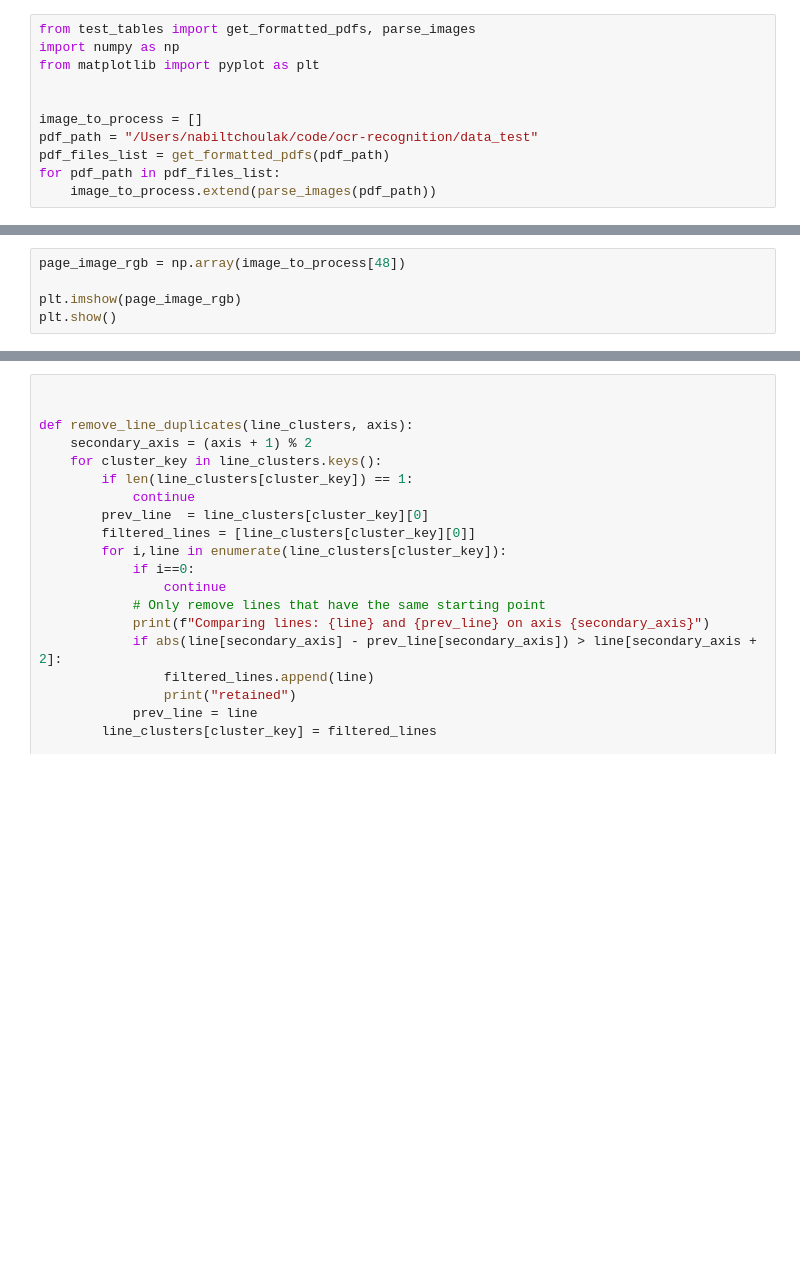
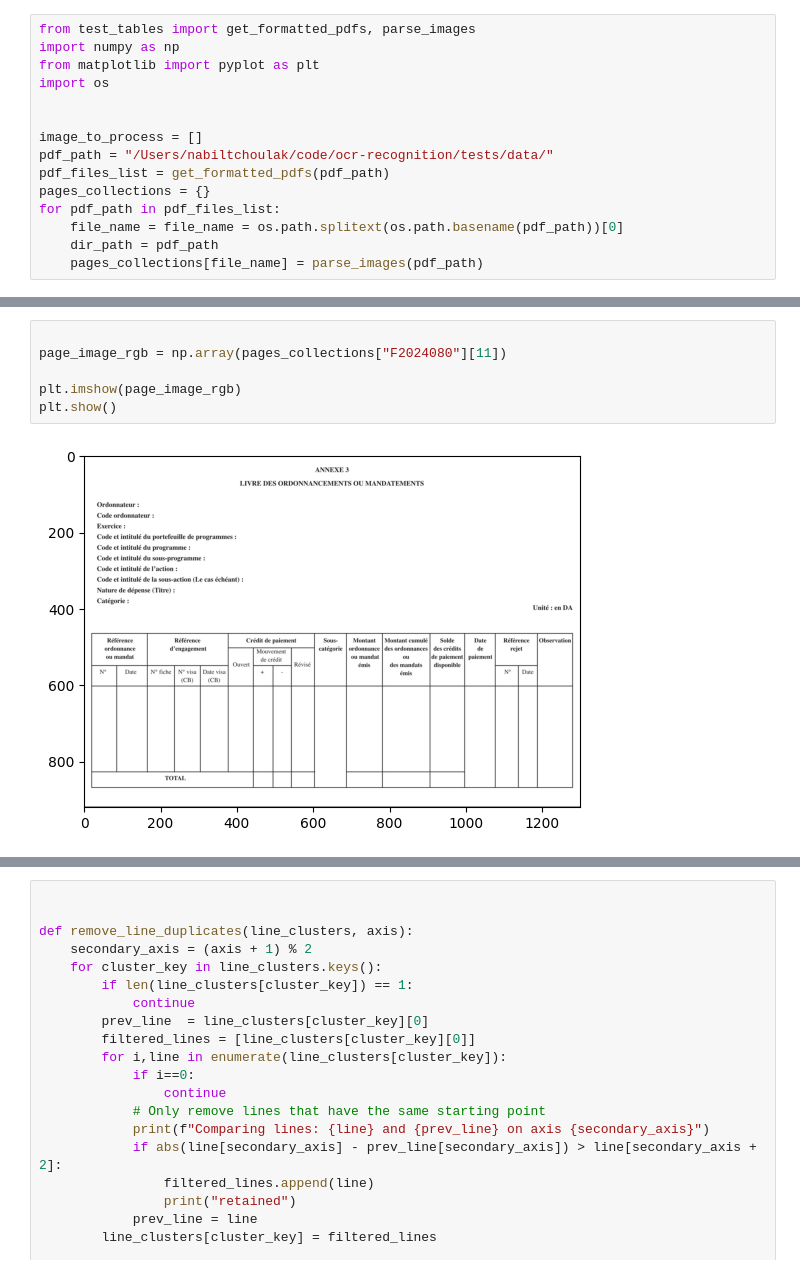
Before and after one commit to AIDZLegaldatabase/ocr-recognition, a Jupyter notebook: test_cell.ipynb, the cells around one changed output, grey strips where cells are left out. Drawn from its saved outputs; the diff is of its cells as text; blank space fills up the shorter version.

```diff
--- a/test_cell.ipynb
+++ b/test_cell.ipynb
@@ -4,10 +4,14 @@
 from test_tables import get_formatted_pdfs, parse_images
 import numpy as np
 from matplotlib import pyplot as plt
+import os
 
 
 image_to_process = []
-pdf_path = "/Users/nabiltchoulak/code/ocr-recognition/data_test"
+pdf_path = "/Users/nabiltchoulak/code/ocr-recognition/tests/data/"
 pdf_files_list = get_formatted_pdfs(pdf_path)
+pages_collections = {}
 for pdf_path in pdf_files_list:
-    image_to_process.extend(parse_images(pdf_path))
+    file_name = file_name = os.path.splitext(os.path.basename(pdf_path))[0]
+    dir_path = pdf_path
+    pages_collections[file_name] = parse_images(pdf_path)
@@ -14,5 +27,8 @@ for pdf_path in pdf_files_list:
 # %%
-page_image_rgb = np.array(image_to_process[48])
+
+page_image_rgb = np.array(pages_collections["F2024080"][11])
 
 plt.imshow(page_image_rgb)
 plt.show()
+# %% [output]
+[figure, added]
```
Also changed, not shown: parts of 7 cells of this notebook, 2 other files.
